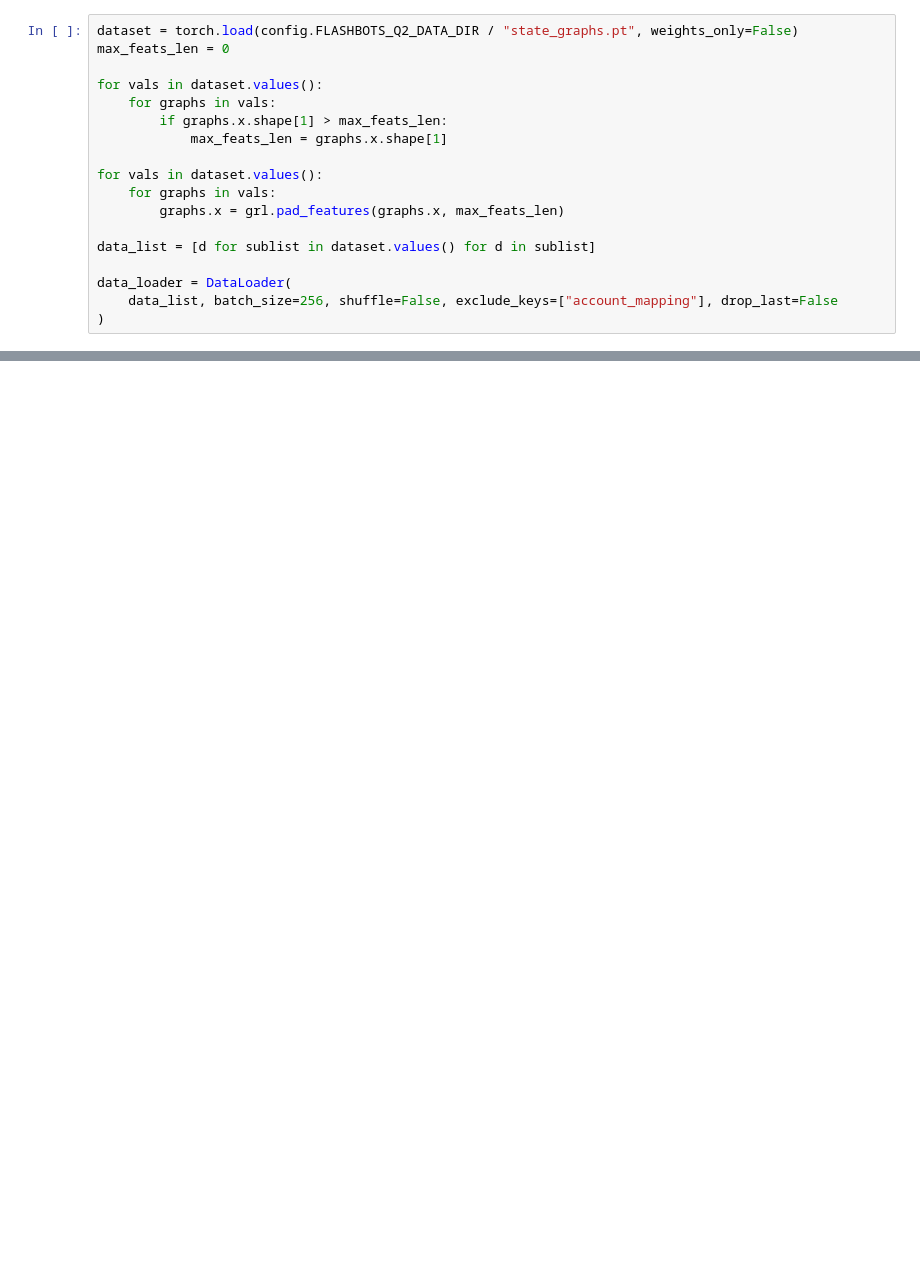
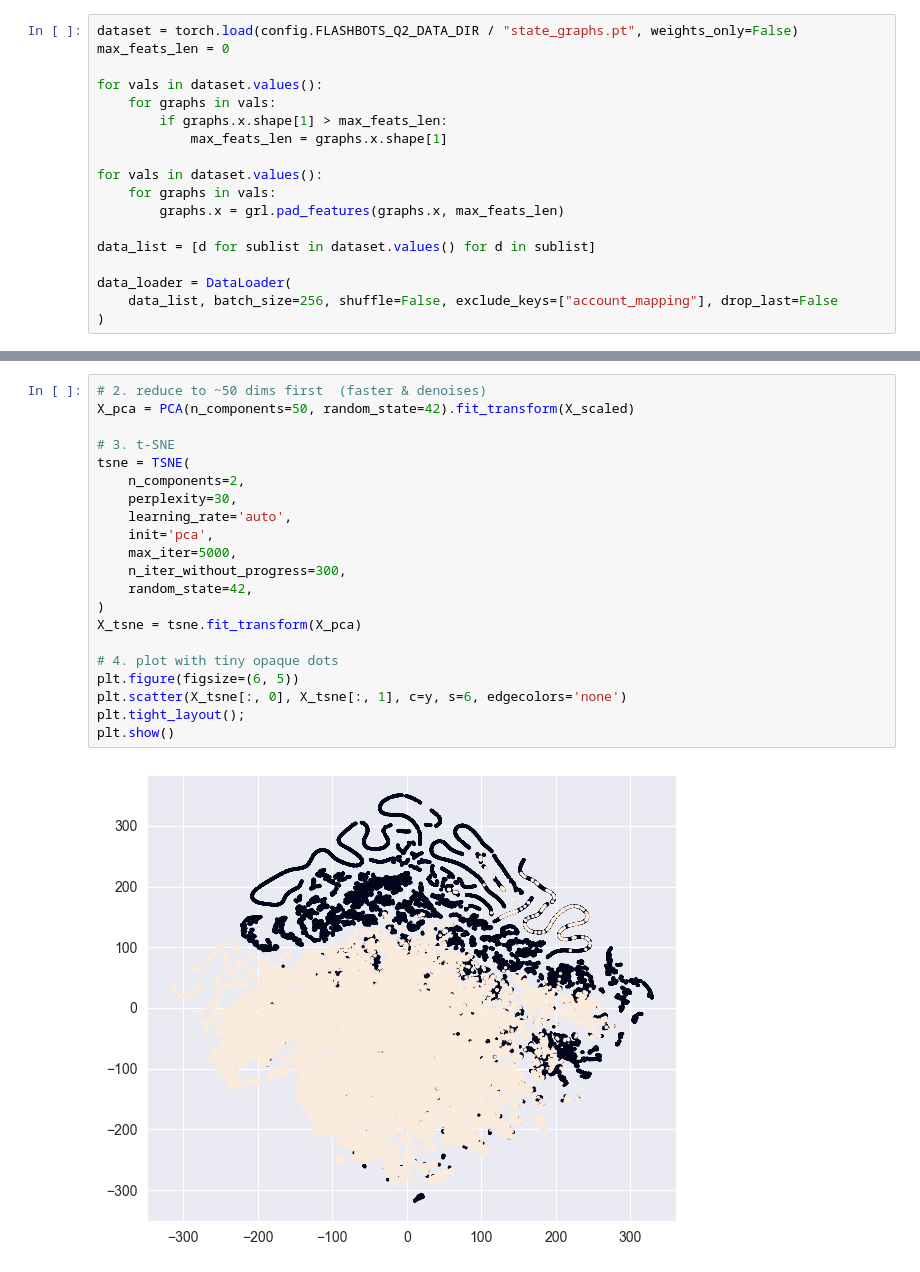
Before and after one commit to liamti5/Graph-Inverse-Reinforcement-Learning-for-MEV-Detection-on-Ethereum, a Jupyter notebook: notebooks/2.04-pca-dgi-embeddings.ipynb, the cells around one changed output, grey strips where cells are left out. Cells and saved outputs as stored; diff of their text form; blank space fills up the shorter version.

```diff
--- a/notebooks/2.04-pca-dgi-embeddings.ipynb
+++ b/notebooks/2.04-pca-dgi-embeddings.ipynb
@@ -72,0 +110,23 @@ plt.show()
+# %%
+# 2. reduce to ~50 dims first  (faster & denoises)
+X_pca = PCA(n_components=50, random_state=42).fit_transform(X_scaled)
+
+# 3. t-SNE
+tsne = TSNE(
+    n_components=2,
+    perplexity=30,
+    learning_rate='auto',
+    init='pca',
+    max_iter=5000,
+    n_iter_without_progress=300,
+    random_state=42,
+)
+X_tsne = tsne.fit_transform(X_pca)
+
+# 4. plot with tiny opaque dots
+plt.figure(figsize=(6, 5))
+plt.scatter(X_tsne[:, 0], X_tsne[:, 1], c=y, s=6, edgecolors='none')
+plt.tight_layout();
+plt.show()
+# %% [output]
+[figure, added]
```
Also changed, not shown: parts of 18 cells of this notebook.
